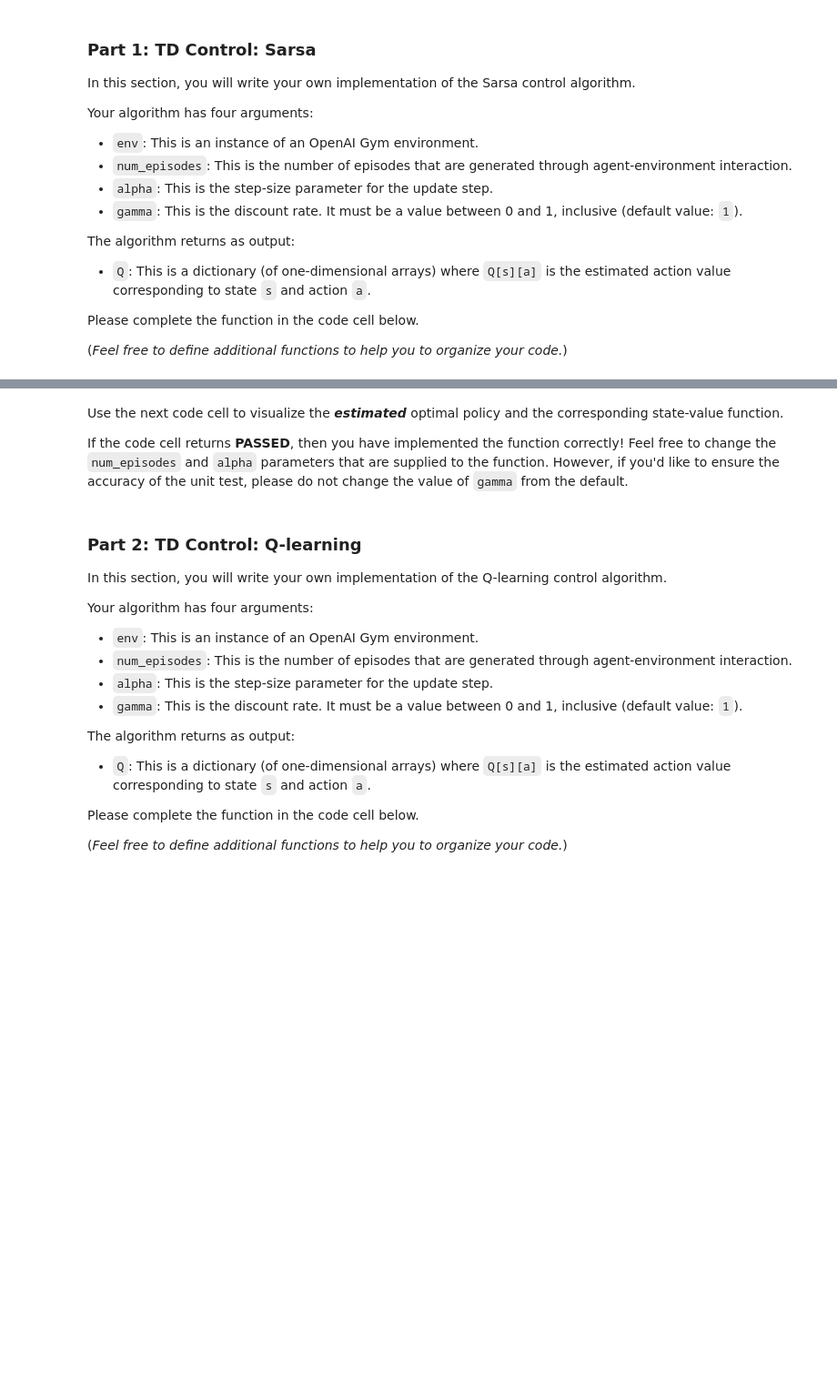
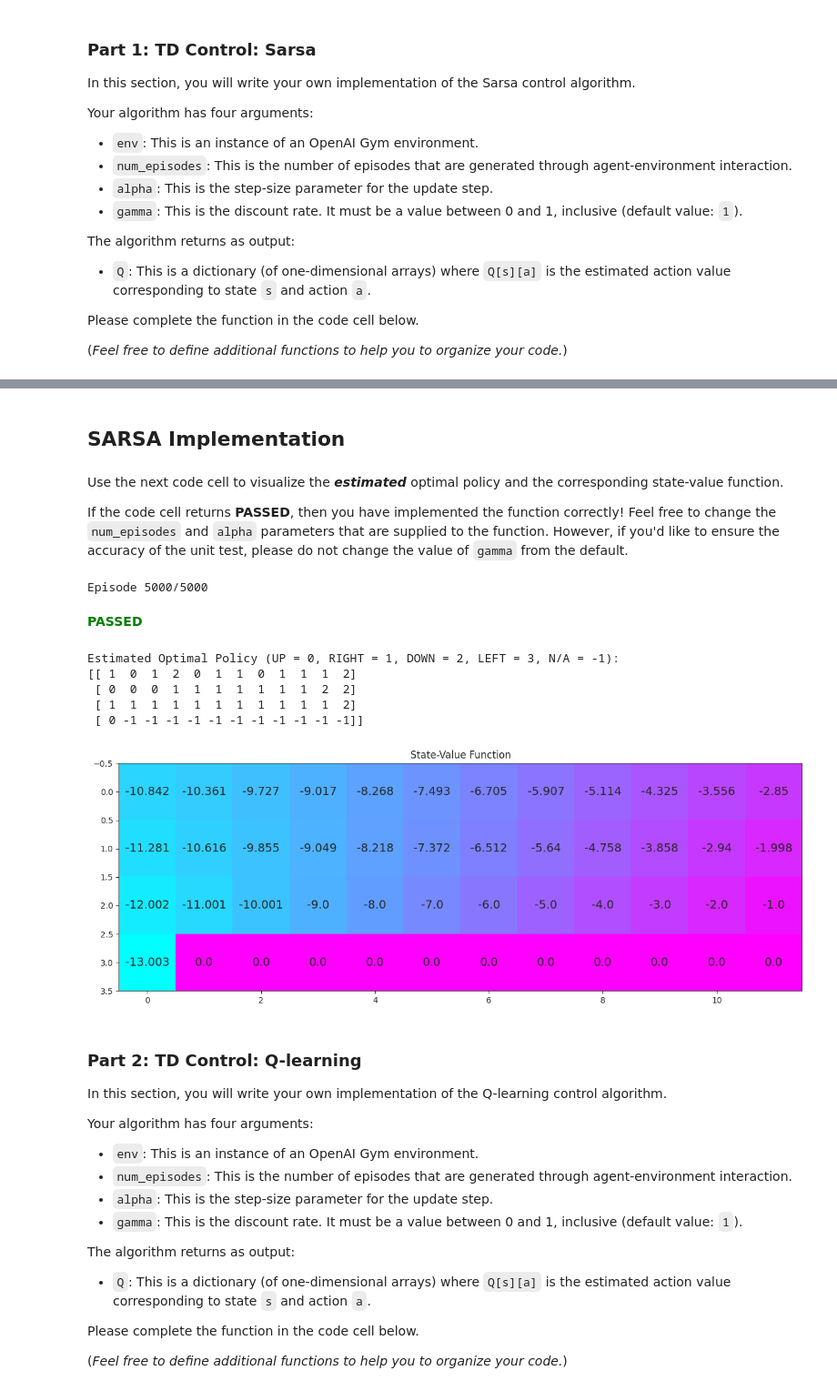
Before and after one commit to kimsooyoung/deep-reinforcement-learning-gymnasium, a Jupyter notebook: temporal-difference/Temporal_Difference.ipynb, the cells around one changed output, grey strips where cells are left out. Shown at 91% size. Drawn from its saved outputs; the diff is of its cells as text; code cells hidden in the pictures; blank space fills up the shorter version.

```diff
--- a/temporal-difference/Temporal_Difference.ipynb
+++ b/temporal-difference/Temporal_Difference.ipynb
@@ -177,0 +159,12 @@ def sarsa(env, num_episodes, alpha, gamma=1.0):
+# %%
+for i_episode in range(1):
+    state = env.reset()
+    print(f'initial state : {state}')
+    episode = []
+    while True:
+        action = env.action_space.sample()
+        state, reward, done, info, prob = env.step(action)
+        episode.append((state, action, reward))
+        if done:
+            print('End game! Episode: ', episode)
+            break
@@ -177,0 +202,2 @@ def sarsa(env, num_episodes, alpha, gamma=1.0):
+# %% [markdown]
+## SARSA Implementation
@@ -182,16 +265,26 @@ If the code cell returns **PASSED**, then you have implemented the function corr
 # %%
+# @title
 # obtain the estimated optimal policy and corresponding action-value function
 Q_sarsa = sarsa(env, 5000, .01)
 
 # print the estimated optimal policy
 policy_sarsa = np.array([np.argmax(Q_sarsa[key]) if key in Q_sarsa else -1 for key in np.arange(48)]).reshape(4,12)
-check_test.run_check('td_control_check', policy_sarsa)
+run_check('td_control_check', policy_sarsa)
 print("\nEstimated Optimal Policy (UP = 0, RIGHT = 1, DOWN = 2, LEFT = 3, N/A = -1):")
 print(policy_sarsa)
 
 # plot the estimated optimal state-value function
 V_sarsa = ([np.max(Q_sarsa[key]) if key in Q_sarsa else 0 for key in np.arange(48)])
 plot_values(V_sarsa)
+# %% [output]
+Episode 5000/5000
+**<span style="color: green;">PASSED</span>**
+Estimated Optimal Policy (UP = 0, RIGHT = 1, DOWN = 2, LEFT = 3, N/A = -1):
+[[ 1  0  1  2  0  1  1  0  1  1  1  2]
+ [ 0  0  0  1  1  1  1  1  1  1  2  2]
+ [ 1  1  1  1  1  1  1  1  1  1  1  2]
+ [ 0 -1 -1 -1 -1 -1 -1 -1 -1 -1 -1 -1]]
+[figure, added]
 # %% [markdown]
 ### Part 2: TD Control: Q-learning
 
```
Also changed, not shown: parts of 22 cells of this notebook.
